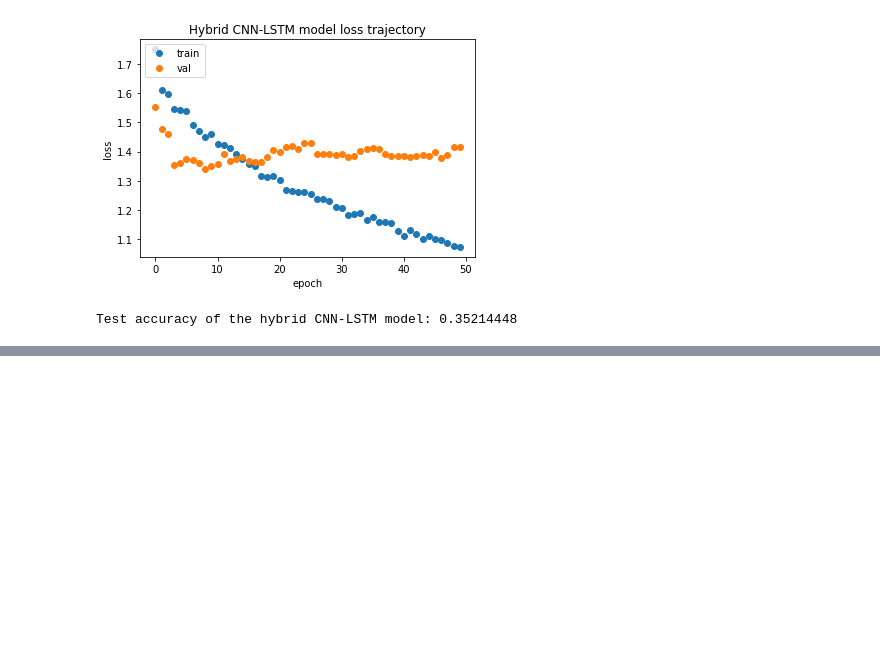
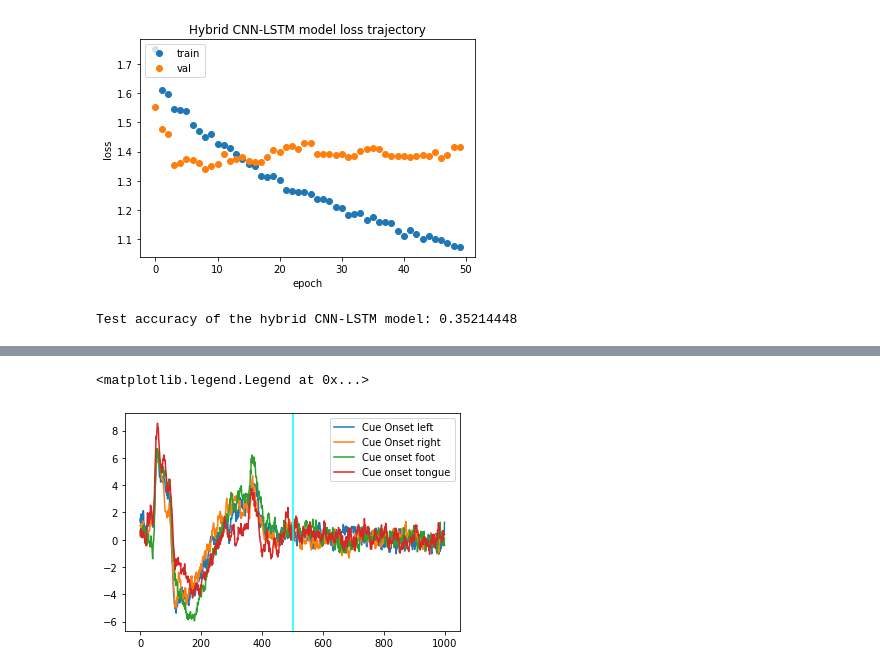
Before and after one commit to ronakkaoshik42/EEG_action_classification, a Jupyter notebook: LSTM_one_subject_EEG_loading.ipynb, the cells around one changed output, grey strips where cells are left out. Cells and saved outputs as stored; diff of their text form; code cells hidden in the pictures; blank space fills up the shorter version.

```diff
--- a/LSTM_one_subject_EEG_loading.ipynb
+++ b/LSTM_one_subject_EEG_loading.ipynb
@@ -742,0 +916,43 @@ Test accuracy of the hybrid CNN-LSTM model: 0.35214448
+# %%
+## Adjusting the labels to {0,1,2,3}
+
+# Cue onset left - 0
+# Cue onset right - 1
+# Cue onset foot - 2
+# Cue onset tongue - 3
+
+y_train_valid -= 769
+y_test -= 769
+## Visualizing the data
+
+ch_data = X_train_valid[:,8,:]
+
+
+class_0_ind = np.where(y_train_valid == 0)
+ch_data_class_0 = ch_data[class_0_ind]
+avg_ch_data_class_0 = np.mean(ch_data_class_0,axis=0)
+
+
+class_1_ind = np.where(y_train_valid == 1)
+ch_data_class_1 = ch_data[class_1_ind]
+avg_ch_data_class_1 = np.mean(ch_data_class_1,axis=0)
+
+class_2_ind = np.where(y_train_valid == 2)
+ch_data_class_2 = ch_data[class_2_ind]
+avg_ch_data_class_2 = np.mean(ch_data_class_2,axis=0)
+
+class_3_ind = np.where(y_train_valid == 3)
+ch_data_class_3 = ch_data[class_3_ind]
+avg_ch_data_class_3 = np.mean(ch_data_class_3,axis=0)
+
+
+plt.plot(np.arange(1000),avg_ch_data_class_0)
+plt.plot(np.arange(1000),avg_ch_data_class_1)
+plt.plot(np.arange(1000),avg_ch_data_class_2)
+plt.plot(np.arange(1000),avg_ch_data_class_3)
+plt.axvline(x=500, label='line at t=500',c='cyan')
+
+plt.legend(["Cue Onset left", "Cue Onset right", "Cue onset foot", "Cue onset tongue"])
+# %% [output]
+<matplotlib.legend.Legend at 0x...>
+[figure, added]
```
Also changed, not shown: parts of 36 cells of this notebook, 2 other files.
